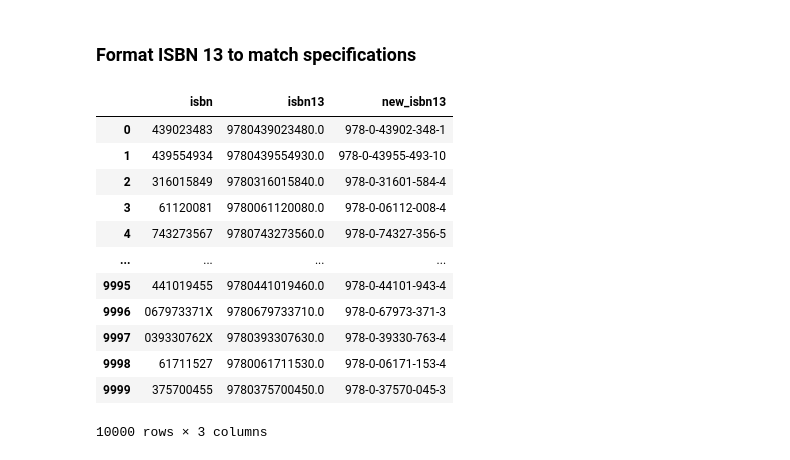
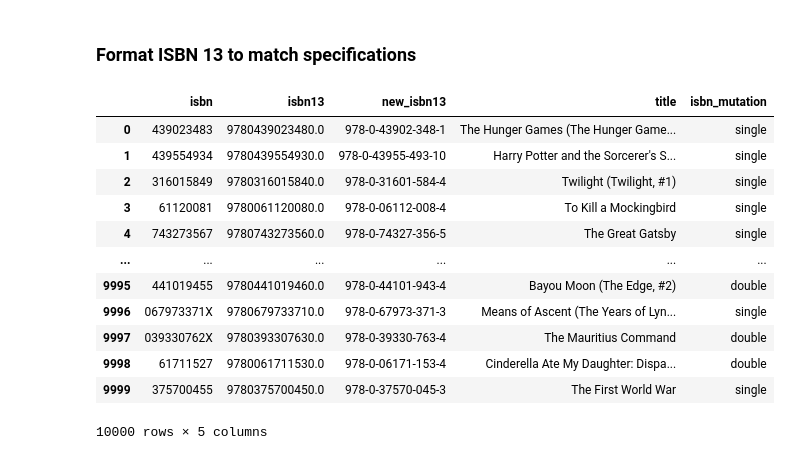
Before and after one commit to jedc4xer/pandas_exercises, a Jupyter notebook: good_books_exercise.ipynb, the cells around one changed output. Cells and saved outputs as stored; diff of their text form; code cells hidden in the pictures.

```diff
--- a/good_books_exercise.ipynb
+++ b/good_books_exercise.ipynb
@@ -43,52 +37,64 @@ book_df['language_code'] = book_df.language_code.fillna('Not Provided')
 # %% [markdown]
 ### Format ISBN 13 to match specifications
 # %%
+# This function checks for what numbers will accurately fit the isbn requirements
 def check_sum(num, end):
     sum_check = 0
     for i, char in enumerate(num[:-end]):
         if i % 2 == 0:
             sum_check += int(char) * 1
         else:
             sum_check += int(char) * 3
     check_digit = str(int(round(sum_check + 5.1, -1) - sum_check))
     if end == 2:
         new_isbn = num[:-2] + check_digit + '0'
     else:
         new_isbn = num[:-1] + check_digit
     return new_isbn
 
+# This function checks whether to try formatting an isbn and how to do so.
 def format_isbn(isbn, isbn13):
+
+    # If the isbn was not provided, skip it.
     if isbn13 == 'Not Provided':
-        return isbn13
+        return isbn13, 'skipped'
 
+    # Set a default fall through return value
+    method = 'not_calculated'
+    new_isbn = 'not_determined'
+
+    # convert both isbn versions to strings
     isbn = str(isbn)
     isbn13 = str(int(isbn13))
 
-    new_isbn = ""
+    # Checks whether just the last number doesn't match or if the last two have a problem
     if isbn[:-1] in isbn13:
         new_isbn = check_sum(isbn13, 1)
+        method = "single"
     else:
+        # If the last two don't match try to mutate based on the second from last, and then the last
         if isbn[:-2] in isbn13:
             new_isbn = check_sum(isbn13, 2)
             new_isbn = check_sum(new_isbn, 1)
+            method = 'double'
 
     s = new_isbn
     new_num = f'{s[:3]}-{s[3:4]}-{s[4:9]}-{s[9:12]}-{s[12:]}'
-    return new_num
+    return new_num, method
 
-book_df['new_isbn13'] = book_df.apply(lambda row: format_isbn(row.isbn, row.isbn13), axis = 1)
-book_df[['isbn', 'isbn13', 'new_isbn13']]
+book_df[['new_isbn13','isbn_mutation']] = book_df.apply(lambda row: format_isbn(row.isbn, row.isbn13), axis = 1, result_type = 'expand')
+book_df[['isbn', 'isbn13', 'new_isbn13','title','isbn_mutation']]
 # %% [output]
-|  | isbn | isbn13 | new_isbn13 |
-| 0 | 439023483 | 9780439023480.0 | 978-0-43902-348-1 |
-| 1 | 439554934 | 9780439554930.0 | 978-0-43955-493-10 |
-| 2 | 316015849 | 9780316015840.0 | 978-0-31601-584-4 |
-| 3 | 61120081 | 9780061120080.0 | 978-0-06112-008-4 |
-| 4 | 743273567 | 9780743273560.0 | 978-0-74327-356-5 |
-| ... | ... | ... | ... |
-| 9995 | 441019455 | 9780441019460.0 | 978-0-44101-943-4 |
-| 9996 | 067973371X | 9780679733710.0 | 978-0-67973-371-3 |
-| 9997 | 039330762X | 9780393307630.0 | 978-0-39330-763-4 |
-| 9998 | 61711527 | 9780061711530.0 | 978-0-06171-153-4 |
-| 9999 | 375700455 | 9780375700450.0 | 978-0-37570-045-3 |
+|  | isbn | isbn13 | new_isbn13 | title | isbn_mutation |
+| 0 | 439023483 | 9780439023480.0 | 978-0-43902-348-1 | The Hunger Games (The Hunger Game... | single |
+| 1 | 439554934 | 9780439554930.0 | 978-0-43955-493-10 | Harry Potter and the Sorcerer's S... | single |
+| 2 | 316015849 | 9780316015840.0 | 978-0-31601-584-4 | Twilight (Twilight, #1) | single |
+| 3 | 61120081 | 9780061120080.0 | 978-0-06112-008-4 | To Kill a Mockingbird | single |
+| 4 | 743273567 | 9780743273560.0 | 978-0-74327-356-5 | The Great Gatsby | single |
+| ... | ... | ... | ... | ... | ... |
+| 9995 | 441019455 | 9780441019460.0 | 978-0-44101-943-4 | Bayou Moon (The Edge, #2) | double |
+| 9996 | 067973371X | 9780679733710.0 | 978-0-67973-371-3 | Means of Ascent (The Years of Lyn... | single |
+| 9997 | 039330762X | 9780393307630.0 | 978-0-39330-763-4 | The Mauritius Command | double |
+| 9998 | 61711527 | 9780061711530.0 | 978-0-06171-153-4 | Cinderella Ate My Daughter: Dispa... | double |
+| 9999 | 375700455 | 9780375700450.0 | 978-0-37570-045-3 | The First World War | single |
-10000 rows × 3 columns
+10000 rows × 5 columns
```
Also changed, not shown: parts of 8 cells of this notebook, 1 other file.
